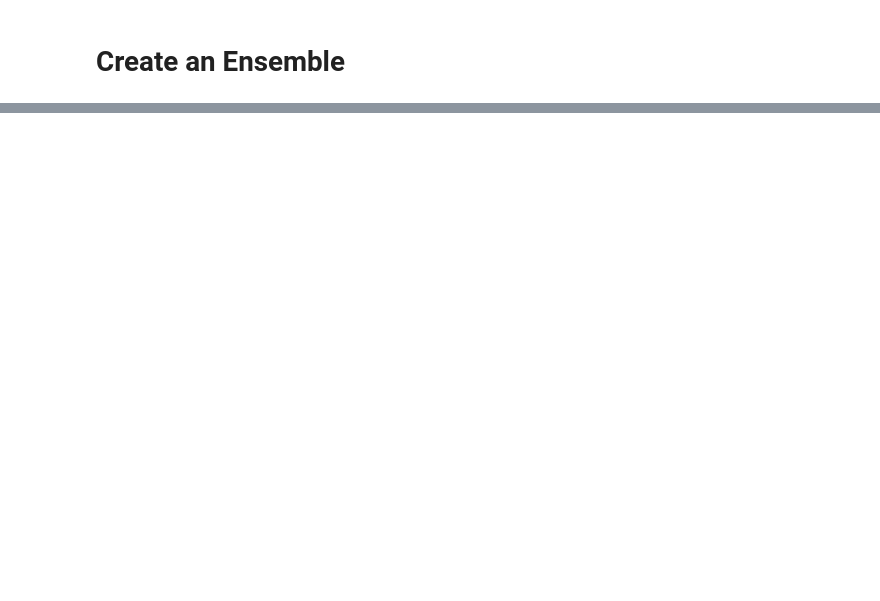
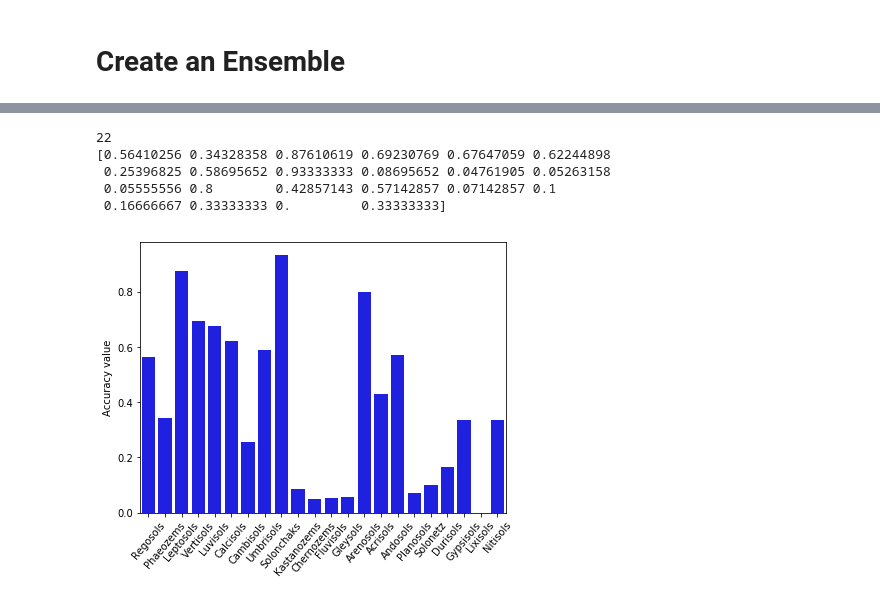
Before and after one commit to bgmartins/soil-classification, a Jupyter notebook: data_treatment/one_vs_all_rf.ipynb, the cells around one changed output, grey strips where cells are left out. Saved outputs shown, nothing was run; the diff lists cells and outputs as text; code cells hidden in the pictures; blank space fills up the shorter version.

```diff
--- a/data_treatment/one_vs_all_rf.ipynb
+++ b/data_treatment/one_vs_all_rf.ipynb
@@ -148,0 +296,23 @@ array([-0.93456948, -0.85811313, -0.47500972, -0.3608269 ,  0.02318173,
+# %%
+cm = confusion_matrix(y_test, preds_RF_val, labels=list(y.value_counts().index))
+cm = cm.astype('float') / cm.sum(axis=1)[:, np.newaxis]
+cm.diagonal()
+
+print(len(list_values[1:]))
+improvement = list_values[1:] - cm.diagonal()
+print(cm.diagonal())
+
+plt.figure(figsize=(6,5))
+sns.barplot(list(results)[1:], cm.diagonal(), color='b')
+plt.xticks(rotation=50)
+plt.ylabel('Accuracy value')
+
+plt.tight_layout()
+plt.savefig('general_rf_accuracy.pdf')
+# %% [output]
+22
+[0.56410256 0.34328358 0.87610619 0.69230769 0.67647059 0.62244898
+ 0.25396825 0.58695652 0.93333333 0.08695652 0.04761905 0.05263158
+ 0.05555556 0.8        0.42857143 0.57142857 0.07142857 0.1
+ 0.16666667 0.33333333 0.         0.33333333]
+[figure, added]
```
Also changed, not shown: parts of 13 cells of this notebook, 8 other files.
